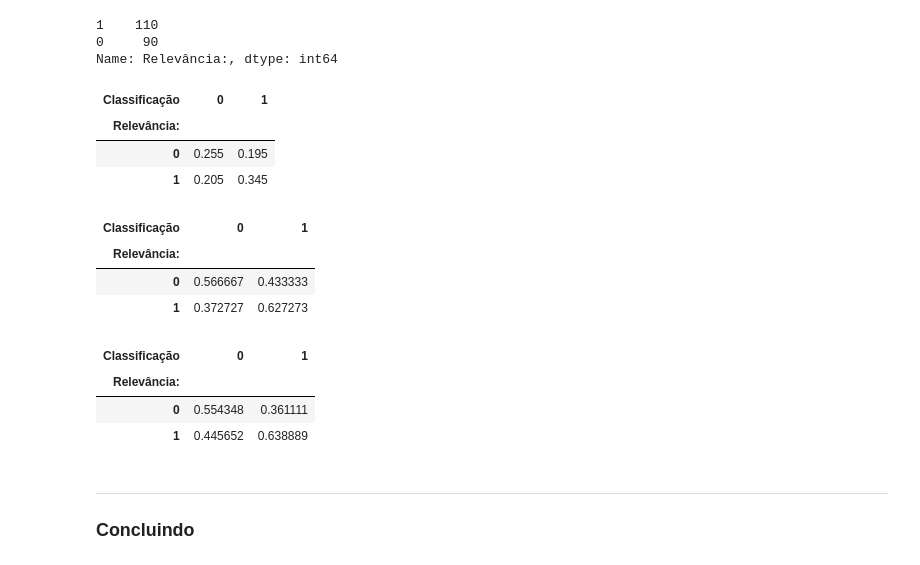
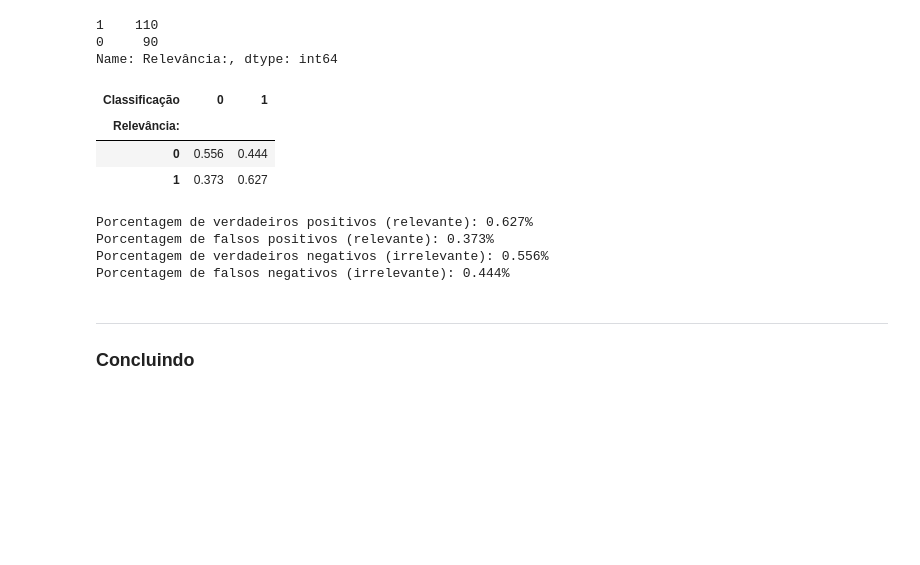
Before and after one commit to arthurchieppe/P1-Ciencia-dos-Dados, a Jupyter notebook: Projeto1_Classificador_layout.ipynb, the cells around one changed output. Cells and saved outputs as stored; diff of their text form; code cells hidden in the pictures; blank space fills up the shorter version.

```diff
--- a/Projeto1_Classificador_layout.ipynb
+++ b/Projeto1_Classificador_layout.ipynb
@@ -219,26 +219,23 @@ test['Relevância:'].value_counts()
 0     90
 Name: Relevância:, dtype: int64
 # %%
-pd.crosstab(test['Relevância:'], test['Classificação'], normalize=True)
+verifica_performance = pd.crosstab(test['Relevância:'], test['Classificação'], normalize='index').round(3)
+verifica_performance
 # %% [output]
 | Classificação | 0 | 1 |
 | Relevância: |  |  |
-| 0 | 0.255 | 0.195 |
-| 1 | 0.205 | 0.345 |
+| 0 | 0.556 | 0.444 |
+| 1 | 0.373 | 0.627 |
-# %%
-pd.crosstab(test['Relevância:'], test['Classificação'], normalize='index')
-# %% [output]
-| Classificação | 0 | 1 |
-| Relevância: |  |  |
-| 0 | 0.566667 | 0.433333 |
-| 1 | 0.372727 | 0.627273 |
-# %%
-pd.crosstab(test['Relevância:'], test['Classificação'], normalize='columns')
-# %% [output]
-| Classificação | 0 | 1 |
-| Relevância: |  |  |
-| 0 | 0.554348 | 0.361111 |
-| 1 | 0.445652 | 0.638889 |
+# %%
+print('Porcentagem de verdadeiros positivos (relevante): {}%' .format(verifica_performance.iloc[1,1]))
+print('Porcentagem de falsos positivos (relevante): {}%' .format(verifica_performance.iloc[1,0]))
+print('Porcentagem de verdadeiros negativos (irrelevante): {}%' .format(verifica_performance.iloc[0,0]))
+print('Porcentagem de falsos negativos (irrelevante): {}%' .format(verifica_performance.iloc[0,1]))
+# %% [output]
+Porcentagem de verdadeiros positivos (relevante): 0.627%
+Porcentagem de falsos positivos (relevante): 0.373%
+Porcentagem de verdadeiros negativos (irrelevante): 0.556%
+Porcentagem de falsos negativos (irrelevante): 0.444%
 # %%
 #train.to_excel(r'PS5.xlsx', sheet_name='Treinamento', index = False)
 # %% [markdown]
```
Also changed, not shown: parts of 4 cells of this notebook.
